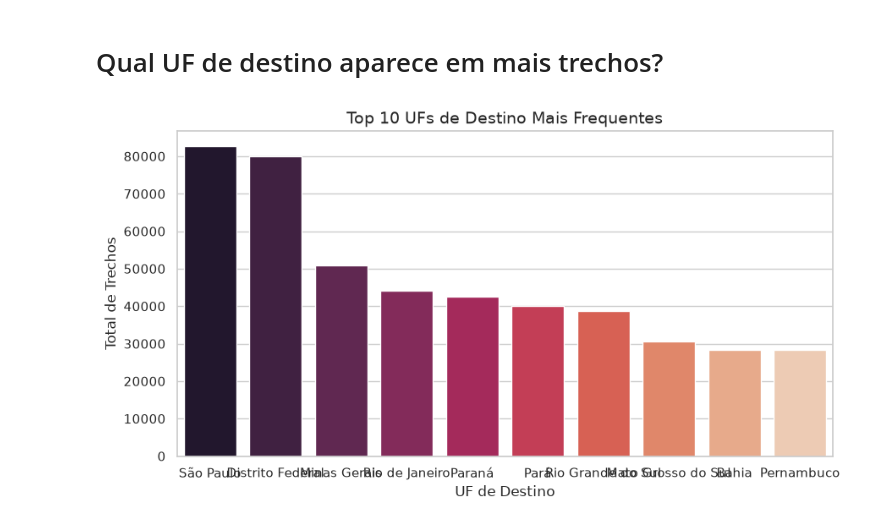
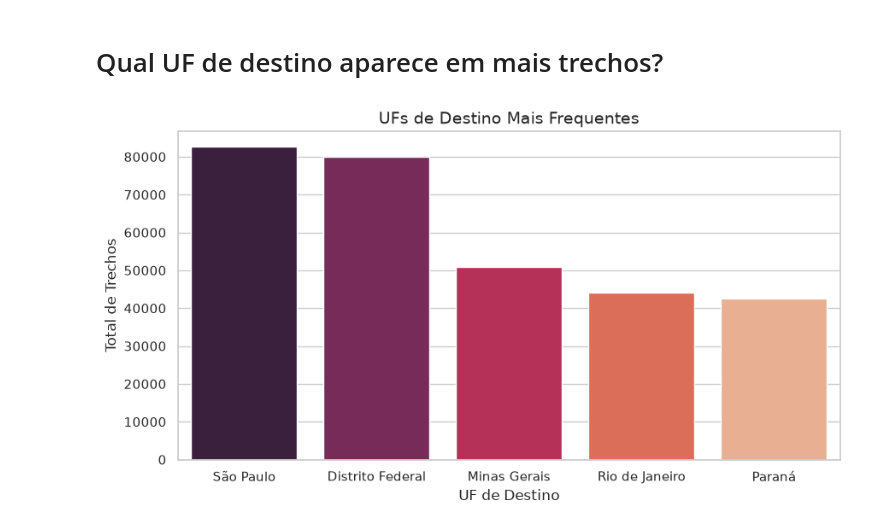
Before and after one commit to julio-cf/Projeto_Modulo_1, a Jupyter notebook: scripts/3_analise.ipynb, the cells around one changed output. Saved outputs shown, nothing was run; the diff lists cells and outputs as text; code cells hidden in the pictures.

Commit message:
Gold completa

```diff
--- a/scripts/3_analise.ipynb
+++ b/scripts/3_analise.ipynb
@@ -153,29 +150,27 @@ plt.show()
 # Qual UF de destino aparece em mais trechos?
 # %%
 query_q6 = """
-    SELECT
-        destino_uf,
-        COUNT(id_trecho) AS total_visitas
+    SELECT destino_uf,
+    COUNT(id_trecho) AS total_visitas
     FROM silver_trecho
     WHERE destino_uf IS NOT NULL AND destino_uf != ''
     GROUP BY destino_uf
     ORDER BY total_visitas DESC
-    LIMIT 10
+    LIMIT 5
 """
 
 banco.executar(conexao, "DROP VIEW IF EXISTS gold_vw_uf_destino_frequente")
+banco.executar(conexao, "DROP TABLE IF EXISTS gold_uf_destino_frequente")
+
 banco.executar(conexao, f"CREATE VIEW gold_vw_uf_destino_frequente AS {query_q6}")
-
-banco.executar(conexao, "DROP TABLE IF EXISTS gold_uf_destino_frequente")
 banco.executar(conexao, f"CREATE TABLE gold_uf_destino_frequente AS {query_q6}")
 
 df_q6 = pd.read_sql(query_q6, conexao)
-
 plt.figure(figsize=(10, 5))
 sns.barplot(data=df_q6, x='destino_uf', y='total_visitas', palette='rocket')
-plt.title('Top 10 UFs de Destino Mais Frequentes', fontsize=14)
+plt.title('UFs de Destino Mais Frequentes', fontsize=14)
 plt.xlabel('UF de Destino')
 plt.ylabel('Total de Trechos')
 plt.show()
 # %% [output]
-[figure, old version]
+[figure, new version]
```
Also changed, not shown: parts of 5 cells of this notebook.
